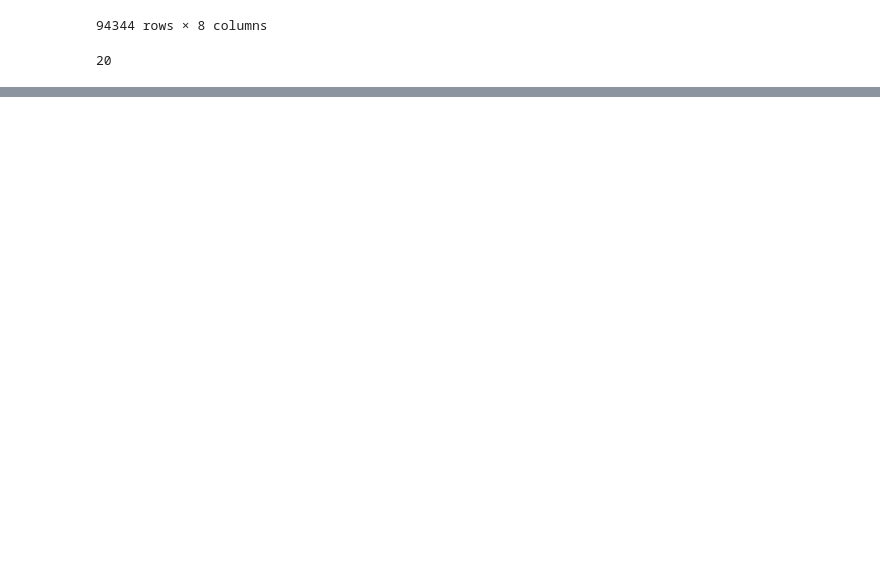
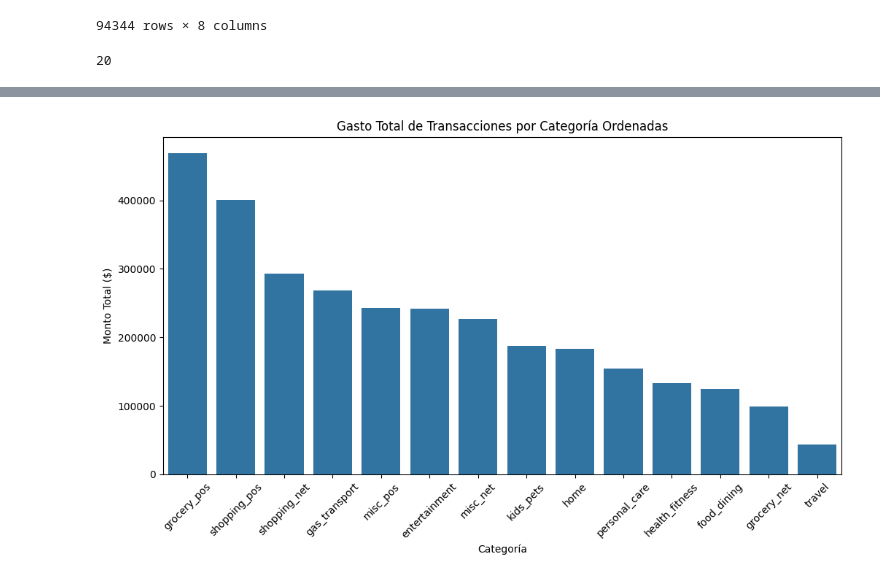
Before and after one commit to Hackathon-HBA/DS, a Jupyter notebook: data.ipynb, the cells around one changed output, grey strips where cells are left out. Cells and saved outputs as stored; diff of their text form; code cells hidden in the pictures; blank space fills up the shorter version.

```diff
--- a/data.ipynb
+++ b/data.ipynb
@@ -409,0 +442,11 @@ extended_data.to_csv('new2.csv', index=False)
+# %%
+grouped_by_category_sorted = grouped_by_category.sort_values('amt', ascending=False)
+plt.figure(figsize=(12, 6))
+sns.barplot(x='category', y='amt', data=grouped_by_category_sorted)
+plt.title('Gasto Total de Transacciones por Categoría Ordenadas')
+plt.xlabel('Categoría')
+plt.ylabel('Monto Total ($)')
+plt.xticks(rotation=45)
+plt.show()
+# %% [output]
+[figure, added]
```
Also changed, not shown: parts of 41 cells of this notebook.
